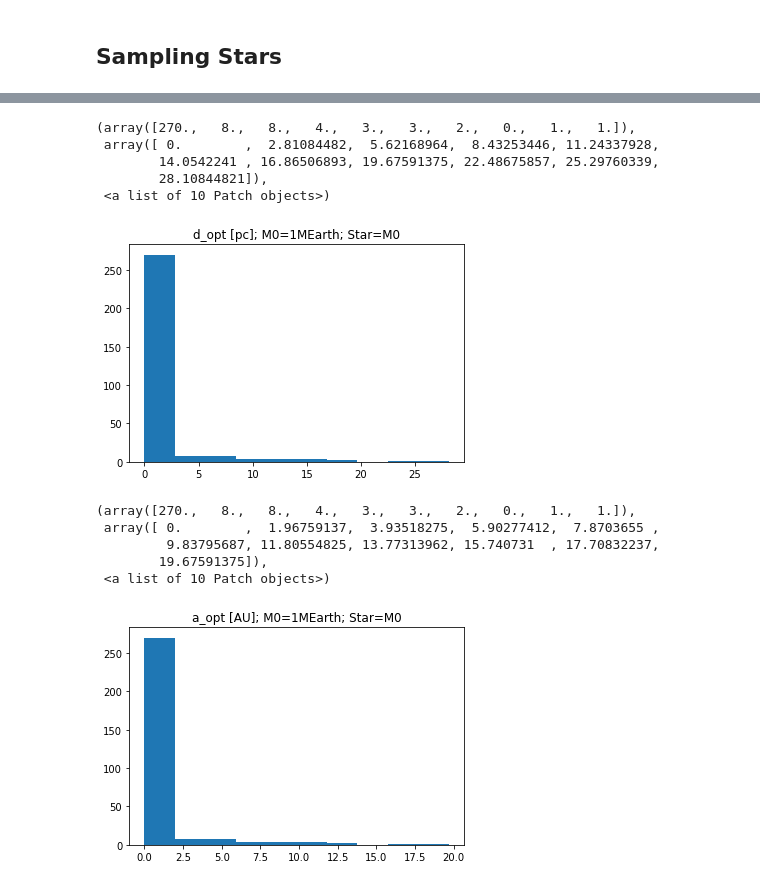
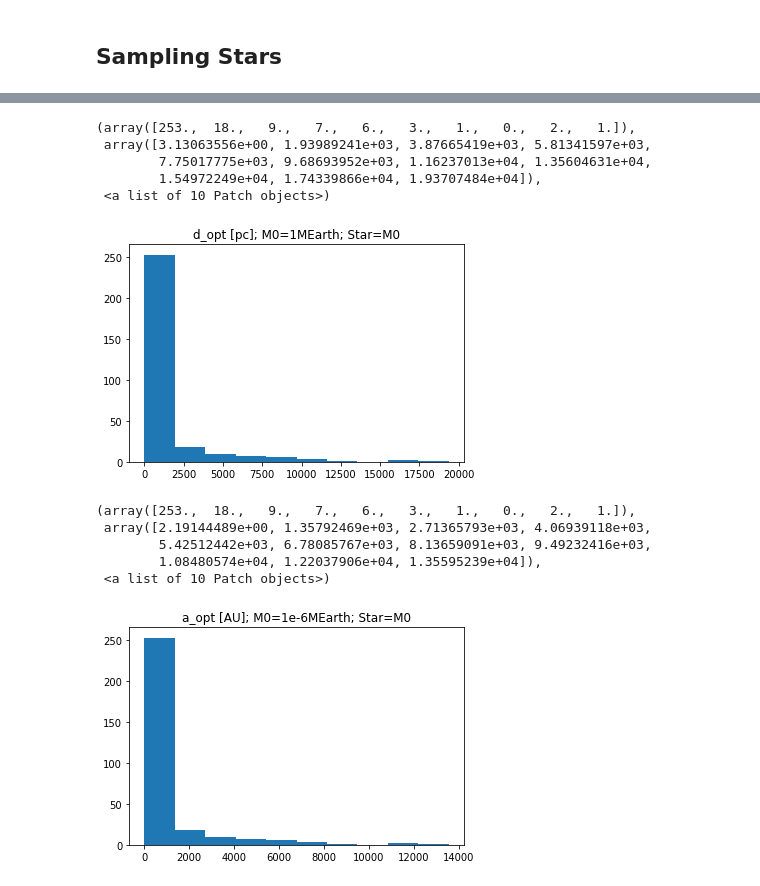
Before and after one commit to LoicNassif/CE-Irregular-Satellites, a Jupyter notebook: jupyter_examples/yieldOpt.ipynb, the cells around one changed output, grey strips where cells are left out. Drawn from its saved outputs; the diff is of its cells as text; code cells hidden in the pictures.

```diff
--- a/jupyter_examples/yieldOpt.ipynb
+++ b/jupyter_examples/yieldOpt.ipynb
@@ -194,10 +214,11 @@ def sample(M0, lamb):
 # %%
 %%time
 seed(0)
-M0 = 1*Mearth
+M0 = 1e-6*Mearth
 lamb = 1.65e-6
 Nsamples = 300
-CRscatSwarm1, CRPlanet1, a, d, Mplt, Imag, d_opt = np.zeros(Nsamples), np.zeros(Nsamples), np.zeros(Nsamples), np.zeros(Nsamples), np.zeros(Nsamples), np.zeros(Nsamples), np.zeros(Nsamples)
+CRscatSwarm1, CRPlanet1, a, d, Mplt, Imag, d_opt, ages, charAopt = np.zeros(Nsamples), np.zeros(Nsamples), np.zeros(Nsamples), np.zeros(Nsamples), np.zeros(Nsamples), np.zeros(Nsamples), np.zeros(Nsamples), np.zeros(Nsamples), np.zeros(Nsamples)
 for i in range(Nsamples):
-    CRscatSwarm1[i], CRPlanet1[i], a[i], d[i], Mplt[i], Imag[i], d_opt[i] = sample(M0, lamb)
+    CRscatSwarm1[i], CRPlanet1[i], a[i], d[i], Mplt[i], Imag[i], d_opt[i], ages[i], charAopt[i] = sample(M0, lamb)
+    #print("i: "+str(i)+"  d_opt: "+str(d_opt[i]))
 # %% [output]
@@ -207,23 +244,23 @@ fig, ax = plt.subplots()
 ax.set_title("d_opt [pc]; M0=1MEarth; Star=M0")
 ax.hist(d_opt)
 # %% [output]
-(array([270.,   8.,   8.,   4.,   3.,   3.,   2.,   0.,   1.,   1.]),
- array([ 0.        ,  2.81084482,  5.62168964,  8.43253446, 11.24337928,
-        14.0542241 , 16.86506893, 19.67591375, 22.48675857, 25.29760339,
-        28.10844821]),
+(array([253.,  18.,   9.,   7.,   6.,   3.,   1.,   0.,   2.,   1.]),
+ array([3.13063556e+00, 1.93989241e+03, 3.87665419e+03, 5.81341597e+03,
+        7.75017775e+03, 9.68693952e+03, 1.16237013e+04, 1.35604631e+04,
+        1.54972249e+04, 1.74339866e+04, 1.93707484e+04]),
  <a list of 10 Patch objects>)
-[figure, old version]
+[figure, new version]
 # %%
 fig, ax = plt.subplots()
-ax.set_title("a_opt [AU]; M0=1MEarth; Star=M0")
+ax.set_title("a_opt [AU]; M0=1e-6MEarth; Star=M0")
 ax.hist(d_opt*0.7)
 # %% [output]
-(array([270.,   8.,   8.,   4.,   3.,   3.,   2.,   0.,   1.,   1.]),
- array([ 0.        ,  1.96759137,  3.93518275,  5.90277412,  7.8703655 ,
-         9.83795687, 11.80554825, 13.77313962, 15.740731  , 17.70832237,
-        19.67591375]),
+(array([253.,  18.,   9.,   7.,   6.,   3.,   1.,   0.,   2.,   1.]),
+ array([2.19144489e+00, 1.35792469e+03, 2.71365793e+03, 4.06939118e+03,
+        5.42512442e+03, 6.78085767e+03, 8.13659091e+03, 9.49232416e+03,
+        1.08480574e+04, 1.22037906e+04, 1.35595239e+04]),
  <a list of 10 Patch objects>)
-[figure, old version]
+[figure, new version]
 # %%
 fig, ax = plt.subplots()
 ax.set_title("I-band Magnitude; M0=1MEarth; Star=M0")
```
Also changed, not shown: parts of 13 cells of this notebook.
